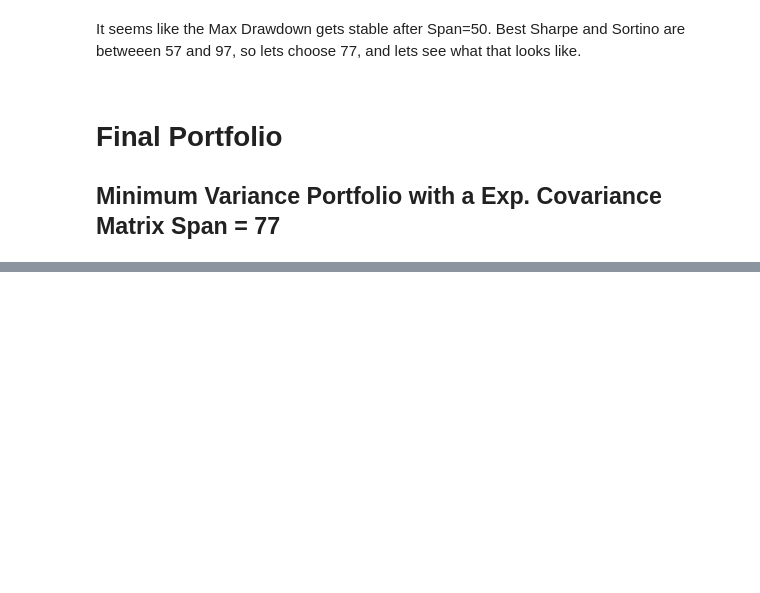
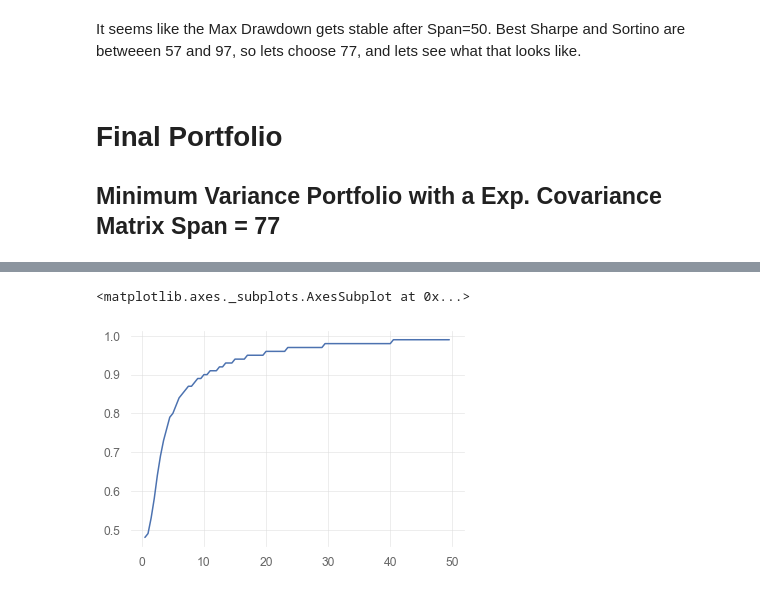
Before and after one commit to jonnathan-romero/SPY-TLT-Dynamic-Allocation, a Jupyter notebook: spy_tlt_dynamic_allocation.ipynb, the cells around one changed output, grey strips where cells are left out. Cells and saved outputs as stored; diff of their text form; code cells hidden in the pictures; blank space fills up the shorter version.

```diff
--- a/spy_tlt_dynamic_allocation.ipynb
+++ b/spy_tlt_dynamic_allocation.ipynb
@@ -537,0 +499,34 @@ Strategy Visualization
+# %%
+all_returns = pd.DataFrame()
+for x in range(1,100):
+    weights = pd.DataFrame()
+    parameter = x/2
+    print(parameter)
+    dates = daterange(date(2005, 12, 31), date(2020, 7, 8))
+    for d in dates:
+        #if ((d.day==1) & (d.month==1)): print(f'{d.year}')
+
+        prices = prices_from_returns(ivv_tlt_price_returns[ivv_tlt_price_returns.index<d])
+        cov = exp_cov(prices,span=77,frequency=252)
+
+        total_returns = ivv_tlt_total_returns[ivv_tlt_total_returns.index<d]
+        ivv_return = expected_returns.mean_historical_return(prices_from_returns(total_returns['IVV_Return'].dropna()))
+        tlt_return = expected_returns.mean_historical_return(prices_from_returns(total_returns['TLT_Return'].dropna()))
+
+        ef = EfficientFrontier(expected_returns=[ivv_return,tlt_return],cov_matrix=cov, weight_bounds=(0, 1))
+        day_weights = ef.max_quadratic_utility(risk_aversion=parameter)
+
+        weights = weights.append(pd.DataFrame.from_dict(day_weights,orient='index',columns=[d+timedelta(days=1)]).T)
+    weights = weights.add_suffix('_Weight')
+    weights_total_returns = ivv_tlt_total_returns.merge(weights,how='inner', left_index=True, right_index=True)
+    if 'IVV_Weight' not in weights_total_returns: weights_total_returns['IVV_Weight'] = 0
+    if 'TLT_Weight' not in weights_total_returns: weights_total_returns['TLT_Weight'] = 0
+    weights_total_returns['Portfolio_Return'] = weights_total_returns['IVV_Return'] * weights_total_returns['IVV_Weight'] + weights_total_returns['TLT_Return'] * weights_total_returns['TLT_Weight']
+    port_returns = weights_total_returns['Portfolio_Return']
+    port_returns.name = parameter
+    weights_total_returns['Portfolio_Return']
+    print('Return: ', end='')
+    print((port_returns + 1).prod(axis=0))
+    print('Volatility: ', end='')
+    print(port_returns.std()*np.sqrt(252))
+    all_returns = all_returns.append(port_returns)
@@ -537,0 +551,2 @@ Strategy Visualization
+# %%
+all_returns = all_returns.T
@@ -537,0 +569,4 @@ Strategy Visualization
+# %%
+statistics = pd.DataFrame()
+for x in range(1,100):
+    statistics = statistics.append((pd.DataFrame(qs.reports.metrics(mode='full', returns=all_returns.iloc[:,(x-1)],display=False)).rename({'Strategy':(x/2)},axis=1)).T)
@@ -537,0 +606,5 @@ Strategy Visualization
+# %%
+statistics['Sharpe'].plot()
+# %% [output]
+<matplotlib.axes._subplots.AxesSubplot at 0x...>
+[figure, added]
```
Also changed, not shown: parts of 40 cells of this notebook, 2 other files.
